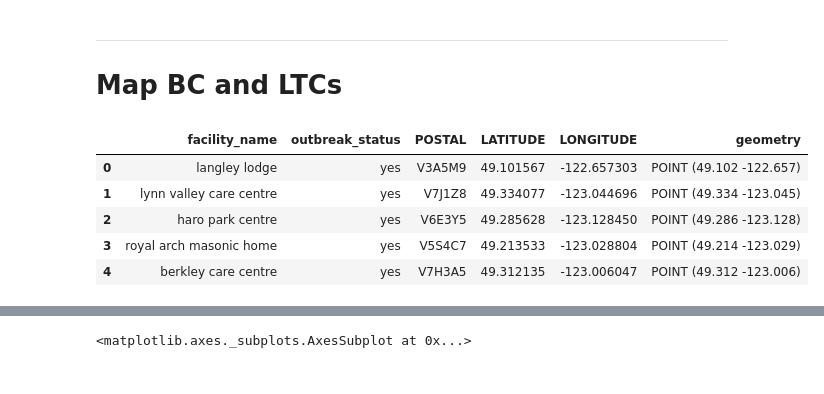
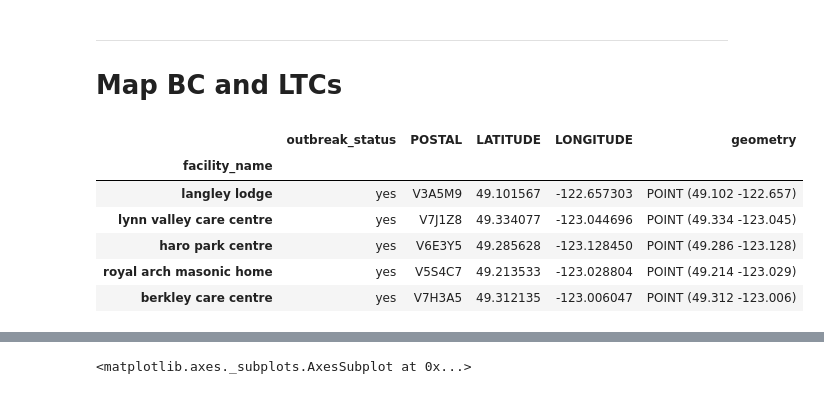
Before and after one commit to nganlyle/wrangle_covid, a Jupyter notebook: wrangling/BC-LTC-ODHF-Merge.ipynb, the cells around one changed output, grey strips where cells are left out. Cells and saved outputs as stored; diff of their text form; code cells hidden in the pictures.

```diff
--- a/wrangling/BC-LTC-ODHF-Merge.ipynb
+++ b/wrangling/BC-LTC-ODHF-Merge.ipynb
@@ -523,0 +608,16 @@ list(set(bcgov_ltc.POSTAL.unique()) - set(ltc_odhf3.POSTAL.unique()))
+# %%
+lat = []
+lon = []
+for pt in points:
+    lat.append(pt_to_x(pt))
+    lon.append(pt_to_y(pt))
+
+complete.reset_index(inplace = True)
+
+# latitude
+for line,na in zip(lat, complete[complete.LATITUDE.isnull()].index):
+    complete.LATITUDE.iloc[na] = line
+
+# longitude
+for line,na in zip(lon, complete[complete.LONGITUDE.isnull()].index):
+    complete.LONGITUDE.iloc[na] = line
@@ -529,3 +660,8 @@ list(set(bcgov_ltc.POSTAL.unique()) - set(ltc_odhf3.POSTAL.unique()))
+# %%
+complete.drop(columns = ['index', 'province', 'CSDname', 'Pruid',
+                        'source_facility_type', 'odhf_facility_type', 'GOVERNING_ACT',
+                         'OPERATOR_NAME', 'BUSINESS_NAME', 'POSTAL_CODE', 'provider',
+                        ], inplace = True)
 # %%
-ltc_odhf3.set_index('facility_name', inplace = True)
-ltc_odhf3.to_csv('../data/bc_ltc_odhf_final.csv')
+complete.set_index('facility_name', inplace = True)
+complete.to_csv('../data/bc_ltc_odhf_final.csv')
@@ -560,21 +697,38 @@ from shapely.geometry import Point, Polygon
 # %%
 street_map = gpd.read_file('../data/bc-health-authorities.geojson')
 # %%
+# with gov lat/lon data
 geometry = [Point(xy) for xy in zip(complete.LATITUDE, complete.LONGITUDE)]
 crs = {'init' : 'EPSG:4326'} # coordinate ref system
+
 
 geo_df = gpd.GeoDataFrame(complete,
                          crs = crs,
                          geometry = geometry)
 
-geo_df[['facility_name', 'outbreak_status','POSTAL', 'LATITUDE', 'LONGITUDE', 'geometry']].head()
+geo_df[['outbreak_status','POSTAL', 'LATITUDE', 'LONGITUDE', 'geometry']].head()
+
+#-----------------------------------------------------------
+
+# # with OSM lat/lon data
+# geometry = [Point(xy) for xy in zip(ltc_odhf3.latitude, ltc_odhf3.longitude)]
+# crs = {'init' : 'EPSG:4326'} # coordinate ref system
+
+
+
+# geo_df = gpd.GeoDataFrame(ltc_odhf3,
+#                          crs = crs,
+#                          geometry = geometry)
+
+# geo_df[['facility_name', 'outbreak_status','POSTAL', 'latitude', 'longitude', 'geometry']].head()
 # %% [output]
-|  | facility_name | outbreak_status | POSTAL | LATITUDE | LONGITUDE | geometry |
-| 0 | langley lodge | yes | V3A5M9 | 49.101567 | -122.657303 | POINT (49.102 -122.657) |
-| 1 | lynn valley care centre | yes | V7J1Z8 | 49.334077 | -123.044696 | POINT (49.334 -123.045) |
-| 2 | haro park centre | yes | V6E3Y5 | 49.285628 | -123.128450 | POINT (49.286 -123.128) |
-| 3 | royal arch masonic home | yes | V5S4C7 | 49.213533 | -123.028804 | POINT (49.214 -123.029) |
-| 4 | berkley care centre | yes | V7H3A5 | 49.312135 | -123.006047 | POINT (49.312 -123.006) |
+|  | outbreak_status | POSTAL | LATITUDE | LONGITUDE | geometry |
+| facility_name |  |  |  |  |  |
+| langley lodge | yes | V3A5M9 | 49.101567 | -122.657303 | POINT (49.102 -122.657) |
+| lynn valley care centre | yes | V7J1Z8 | 49.334077 | -123.044696 | POINT (49.334 -123.045) |
+| haro park centre | yes | V6E3Y5 | 49.285628 | -123.128450 | POINT (49.286 -123.128) |
+| royal arch masonic home | yes | V5S4C7 | 49.213533 | -123.028804 | POINT (49.214 -123.029) |
+| berkley care centre | yes | V7H3A5 | 49.312135 | -123.006047 | POINT (49.312 -123.006) |
 # %%
 fig,ax = plt.subplots(figsize = (15,15))
 street_map.plot(ax = ax, alpha = 0.4, color = 'grey')
```
Also changed, not shown: parts of 25 cells of this notebook, 6 other files.
